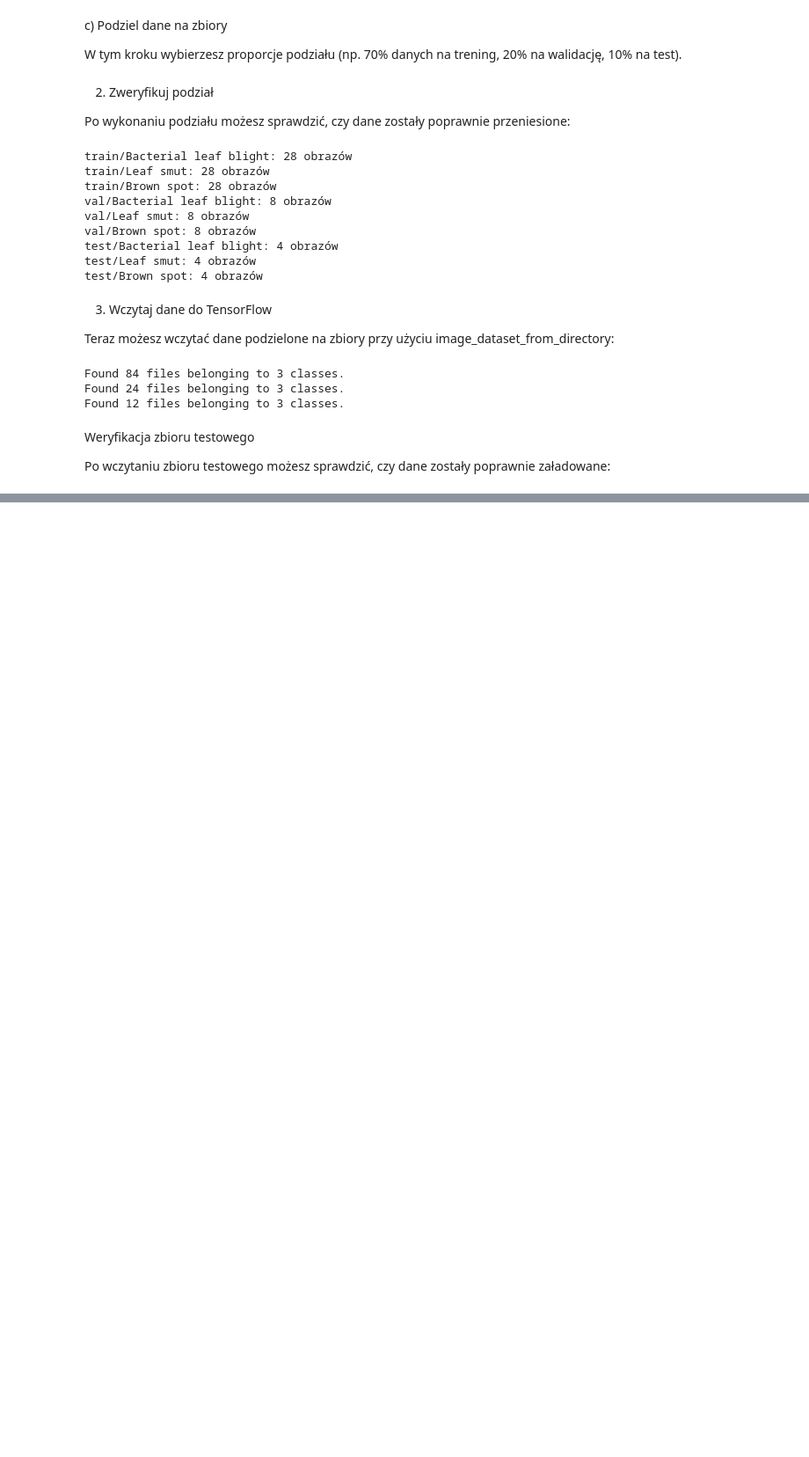
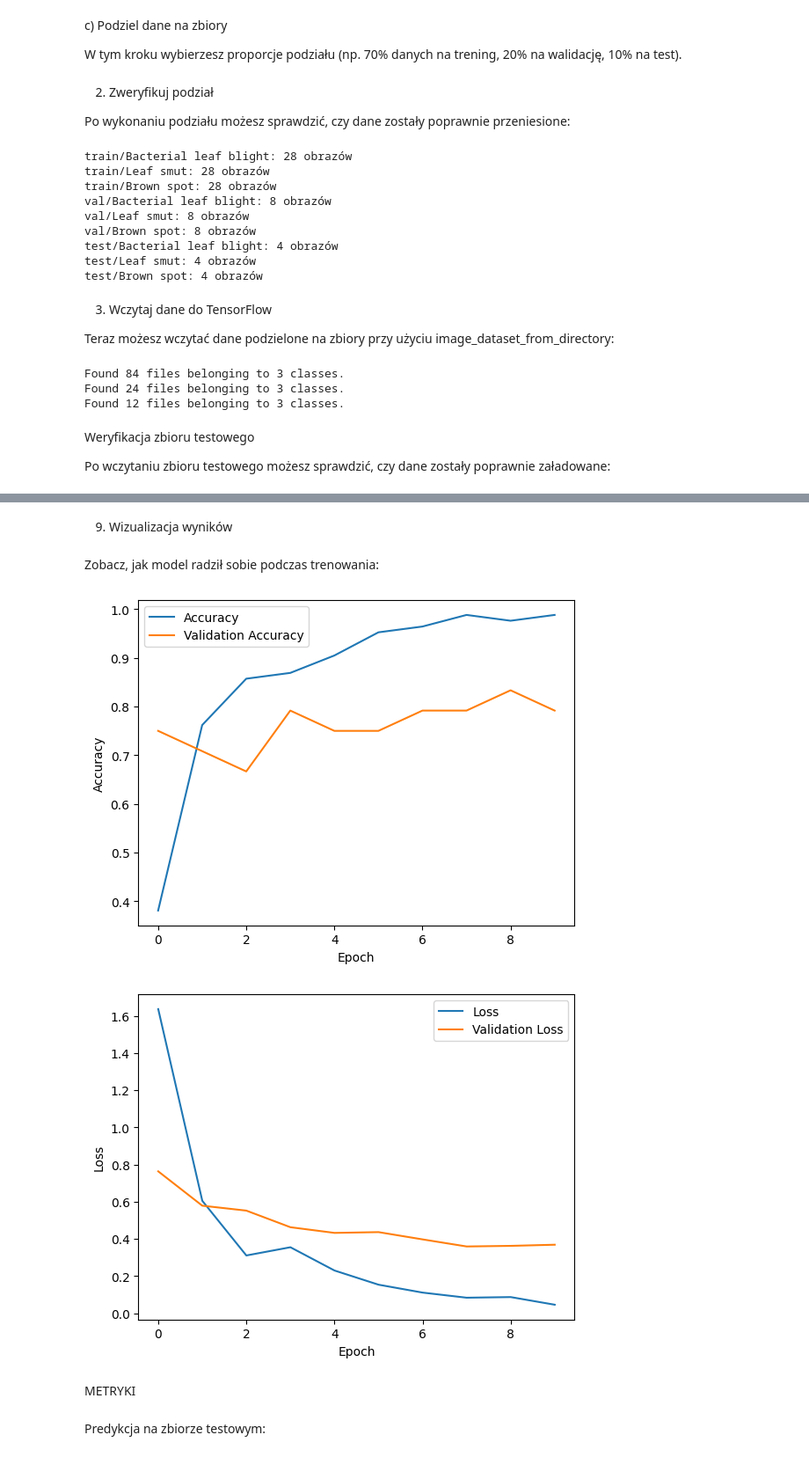
Before and after one commit to piaseckazaneta/CV, a Jupyter notebook: Project1_RiceLeafDiseases.ipynb, the cells around one changed output, grey strips where cells are left out. Shown at 88% size. Saved outputs shown, nothing was run; the diff lists cells and outputs as text; code cells hidden in the pictures; blank space fills up the shorter version.

```diff
--- a/Project1_RiceLeafDiseases.ipynb
+++ b/Project1_RiceLeafDiseases.ipynb
@@ -161,0 +174,10 @@ for images, labels in test_ds.take(1):  # Pobranie pierwszego batcha
+# %%
+num_classes = len(train_ds.class_names)
+
+model = models.Sequential([
+    base_model,
+    layers.GlobalAveragePooling2D(),  # Warstwa uśredniająca cechy
+    layers.Dense(128, activation='relu'),  # Dodatkowa warstwa gęsta
+    layers.Dropout(0.5),  # Regularizacja
+    layers.Dense(num_classes, activation='softmax')  # Wyjściowa warstwa klasyfikacji
+])
@@ -161,0 +188,9 @@ for images, labels in test_ds.take(1):  # Pobranie pierwszego batcha
+# %%
+from tensorflow.keras.metrics import Precision, Recall
+
+
+model.compile(
+    optimizer=tf.keras.optimizers.Adam(learning_rate=0.001),
+    loss='sparse_categorical_crossentropy',  # Dla etykiet numerycznych (0, 1, 2, ...)
+    metrics=['accuracy', 'precision', 'recall']
+)
@@ -161,0 +201,7 @@ for images, labels in test_ds.take(1):  # Pobranie pierwszego batcha
+# %%
+epochs = 10
+history = model.fit(
+    train_ds,
+    validation_data=val_ds,
+    epochs=epochs
+)
@@ -161,0 +224,29 @@ for images, labels in test_ds.take(1):  # Pobranie pierwszego batcha
+# %% [markdown]
+9. Wizualizacja wyników
+# %% [markdown]
+Zobacz, jak model radził sobie podczas trenowania:
+# %%
+import matplotlib.pyplot as plt
+
+# Wykresy dokładności
+plt.plot(history.history['accuracy'], label='Accuracy')
+plt.plot(history.history['val_accuracy'], label='Validation Accuracy')
+plt.xlabel('Epoch')
+plt.ylabel('Accuracy')
+plt.legend()
+plt.show()
+
+# Wykresy straty
+plt.plot(history.history['loss'], label='Loss')
+plt.plot(history.history['val_loss'], label='Validation Loss')
+plt.xlabel('Epoch')
+plt.ylabel('Loss')
+plt.legend()
+plt.show()
+# %% [output]
+[figure, added]
+[figure, added]
+# %% [markdown]
+METRYKI
+# %% [markdown]
+Predykcja na zbiorze testowym:
```
Also changed, not shown: parts of 26 cells of this notebook.
